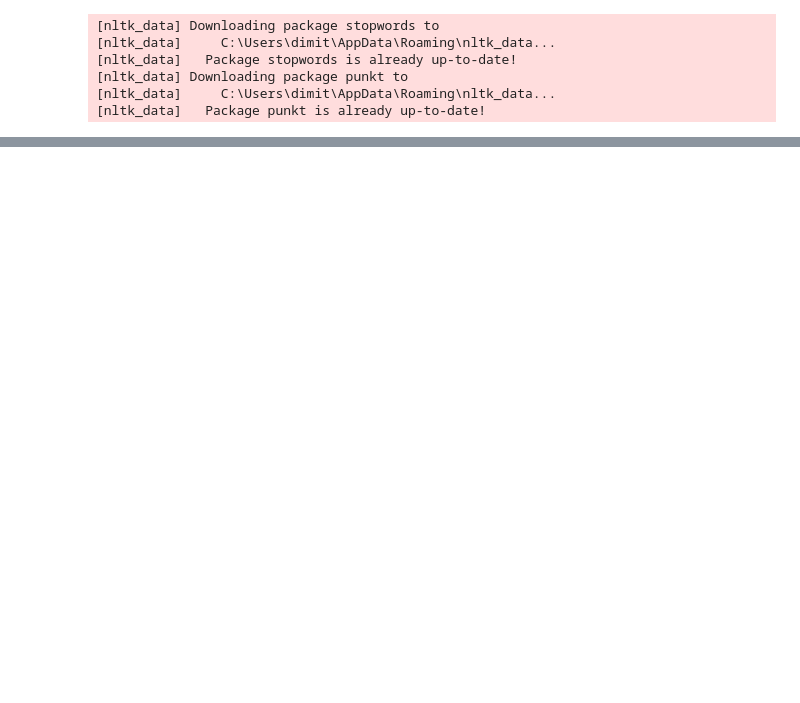
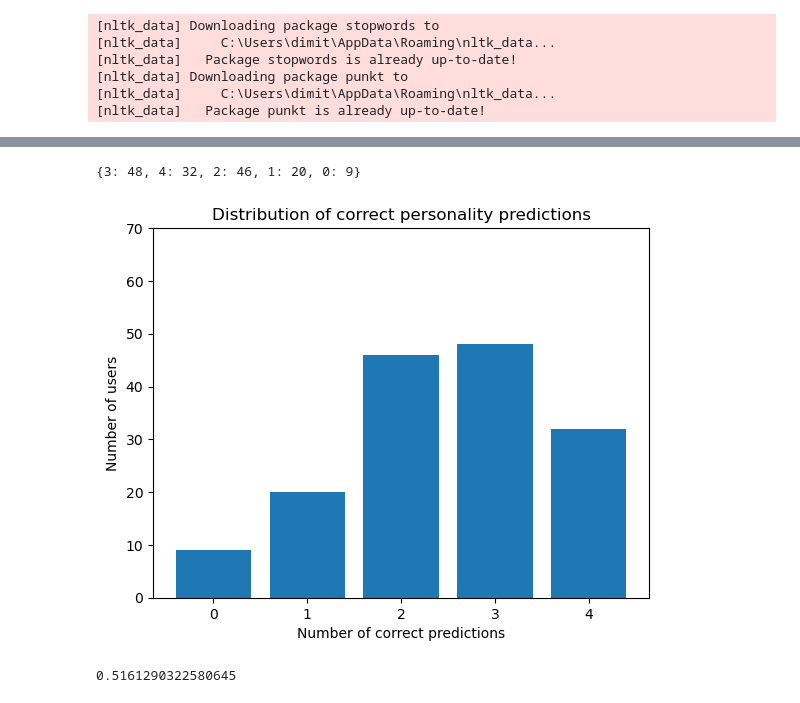
Before and after one commit to DimitarDimitrov2001/LanguageAI-Assignment, a Jupyter notebook: logistic_reg.ipynb, the cells around one changed output, grey strips where cells are left out. Cells and saved outputs as stored; diff of their text form; code cells hidden in the pictures; blank space fills up the shorter version.

Commit message:
logistic_reg and baseline_model done

```diff
--- a/logistic_reg.ipynb
+++ b/logistic_reg.ipynb
@@ -595,9 +427,9 @@ y_pred_df['sensing_pred'] = y_pred_df['sensing_pred'].astype(int)
 y_pred_df['personality'] = y_pred_df['extrovert_pred'].astype(str) + y_pred_df['feeling_pred'].astype(str) + y_pred_df['judging_pred'].astype(str) + y_pred_df['sensing_pred'].astype(str)
 # %%
 # extrovert, feeling, judging, sensing transform to int
-data['extrovert'] = data['extrovert'].astype(int)
-data['feeling'] = data['feeling'].astype(int)
-data['judging'] = data['judging'].astype(int)
-data['sensing'] = data['sensing'].astype(int)
+data_test['extrovert'] = data_test['extrovert'].astype(int)
+data_test['feeling'] = data_test['feeling'].astype(int)
+data_test['judging'] = data_test['judging'].astype(int)
+data_test['sensing'] = data_test['sensing'].astype(int)
 # %%
-data['personalty'] = data['extrovert'].astype(str) + data['feeling'].astype(str) + data['judging'].astype(str) + data['sensing'].astype(str)
+data_test['personality'] = data_test['extrovert'].astype(str) + data_test['feeling'].astype(str) + data_test['judging'].astype(str) + data_test['sensing'].astype(str)
@@ -743,0 +458,39 @@ weighted avg       0.10      0.26      0.14        31
+# %%
+# count how many dichotomies the logistic regression gets right per person
+
+distribution = {}
+
+for y_actual, y_pred in zip(data_test['personality'], y_pred_df['personality']):
+    counter = 0
+    for i in range(4):
+        if y_actual[i] == y_pred[i]:
+            counter += 1
+
+    if counter in distribution:
+        distribution[counter] += 1
+
+    else:
+        distribution[counter] = 1
+
+distribution
+# %% [output]
+{3: 48, 4: 32, 2: 46, 1: 20, 0: 9}
+# %%
+# create bar chart for distribution, show as percentages
+import matplotlib.pyplot as plt
+
+plt.bar(distribution.keys(), distribution.values())
+plt.xticks([0, 1, 2, 3, 4])
+plt.xlabel('Number of correct predictions')
+plt.ylabel('Number of users')
+plt.ylim(0, 70)
+plt.title('Distribution of correct personality predictions')
+plt.show()
+# %% [output]
+[figure, added]
+# %%
+# percentage of getting 3-4 correct
+
+(distribution[3] + distribution[4]) / sum(distribution.values())
+# %% [output]
+0.5161290322580645
```
Also changed, not shown: parts of 33 cells of this notebook, 1 other file.
